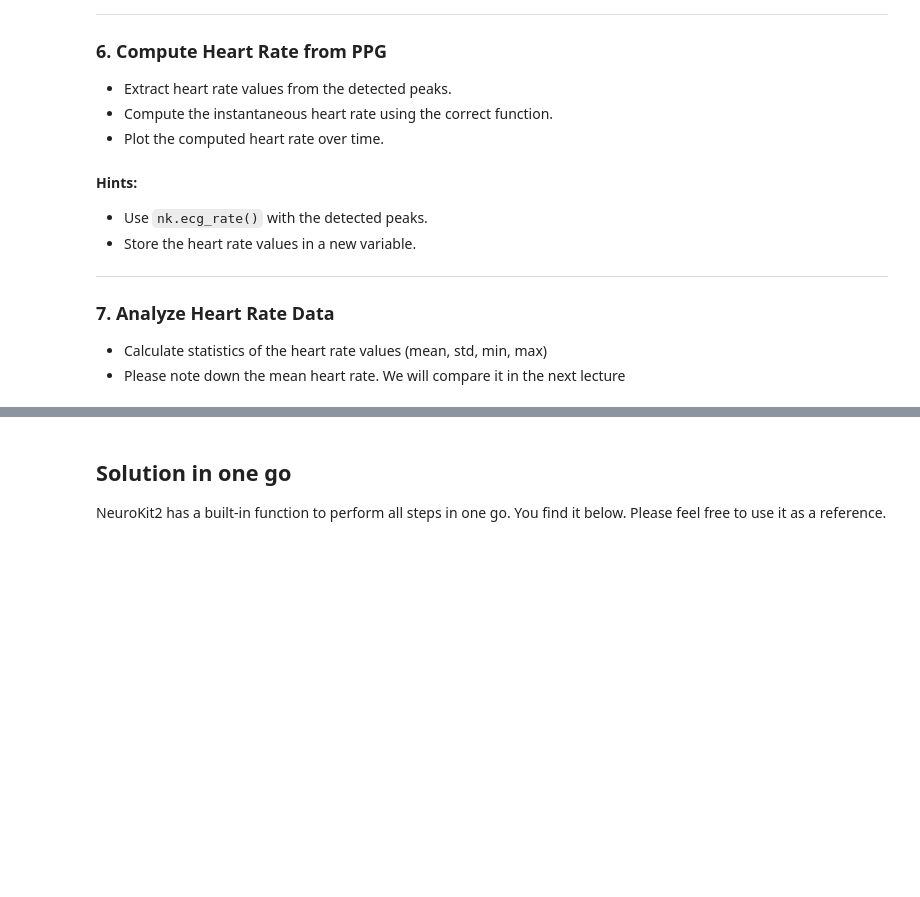
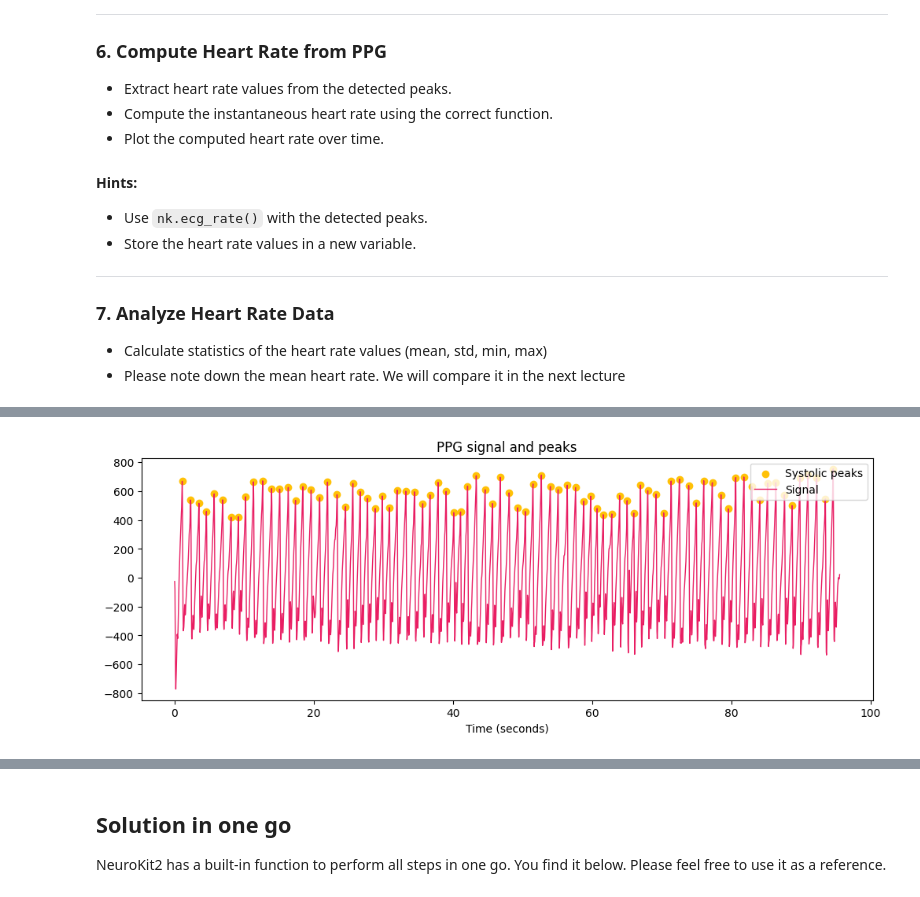
Before and after one commit to Fr3m3l1/BiSeIm, a Jupyter notebook: week2/ppg_hr_exercice.ipynb, the cells around one changed output, grey strips where cells are left out. Cells and saved outputs as stored; diff of their text form; code cells hidden in the pictures; blank space fills up the shorter version.

```diff
--- a/week2/ppg_hr_exercice.ipynb
+++ b/week2/ppg_hr_exercice.ipynb
@@ -112,0 +164,5 @@ ppg_data.head()
+# %%
+# detect peaks and show them
+peaks = nk.ppg_peaks(ppg_clean,sampling_rate=srate, method='bishop', show=True)
+# %% [output]
+[figure, added]
```
Also changed, not shown: parts of 9 cells of this notebook, 1 other file.
